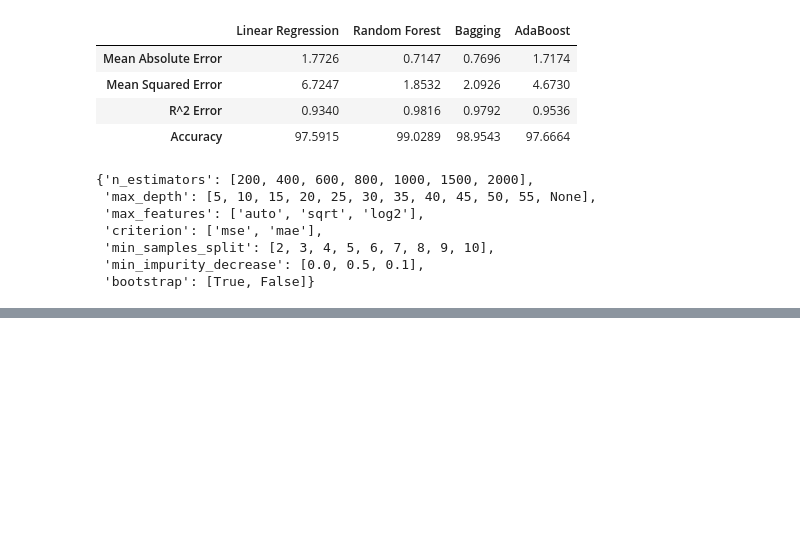
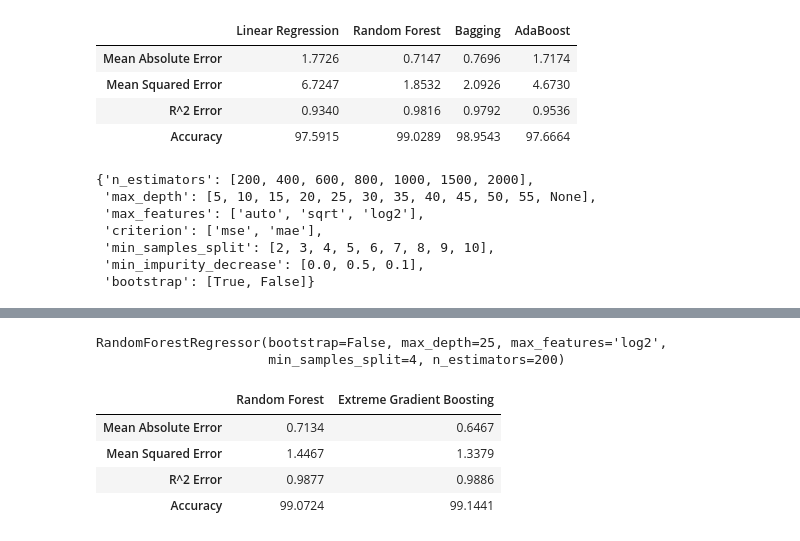
Before and after one commit to willdata0101/Hackathon2020, a Jupyter notebook: Hackathon2020.ipynb, the cells around one changed output, grey strips where cells are left out. Saved outputs shown, nothing was run; the diff lists cells and outputs as text; code cells hidden in the pictures; blank space fills up the shorter version.

```diff
--- a/Hackathon2020.ipynb
+++ b/Hackathon2020.ipynb
@@ -484,0 +595,42 @@ Fitting 5 folds for each of 200 candidates, totalling 1000 fits
+# %%
+# Creating the final Random Forest
+rf_final = RandomForestRegressor(n_estimators=200,
+                                 min_samples_split=4,
+                                 min_impurity_decrease=0.0,
+                                 max_features='log2',
+                                 max_depth=25,
+                                 criterion='mse',
+                                 bootstrap=False)
+
+rf_final.fit(X_train, y_train)
+# %% [output]
+RandomForestRegressor(bootstrap=False, max_depth=25, max_features='log2',
+                      min_samples_split=4, n_estimators=200)
+# %%
+# Defining function that compares all final models
+
+def final_comparison(models, test_features, test_labels):
+    scores = pd.DataFrame()
+    for model in models:
+        predictions = model.predict(test_features)
+        mae = round(mean_absolute_error(test_labels, predictions), 4)
+        mse = round(mean_squared_error(test_labels, predictions), 4)
+        r2 = round(r2_score(test_labels, predictions), 4)
+        errors = abs(predictions - test_labels)
+        mape = 100 * np.mean(errors / test_labels)
+        accuracy = round(100 - mape, 4)
+        scores[str(model)] = [mae, mse, r2, accuracy]
+    scores.index = ['Mean Absolute Error', 'Mean Squared Error', 'R^2 Error', 'Accuracy']
+    return scores
+# %%
+final_scores =  final_comparison([rf_final, xgb_final], X_test, y_test)
+# %%
+final_scores.columns = ['Random Forest', 'Extreme Gradient Boosting']
+# %%
+final_scores
+# %% [output]
+|  | Random Forest | Extreme Gradient Boosting |
+| Mean Absolute Error | 0.7134 | 0.6467 |
+| Mean Squared Error | 1.4467 | 1.3379 |
+| R^2 Error | 0.9877 | 0.9886 |
+| Accuracy | 99.0724 | 99.1441 |
```
Also changed, not shown: parts of 8 cells of this notebook.
